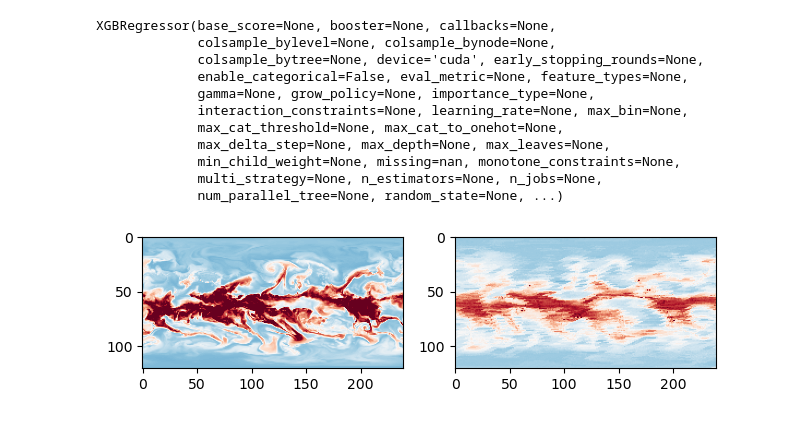
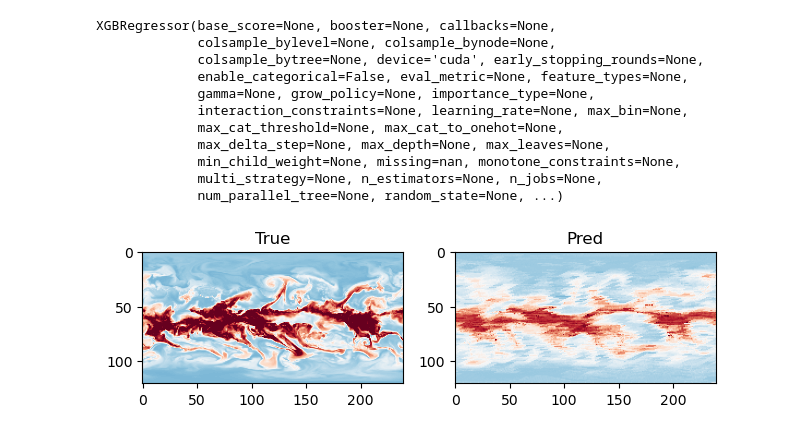
Before and after one commit to leap-stc/ChaosBench, a Jupyter notebook: hackathon/02_machine_learning.ipynb, the cells around one changed output. Drawn from its saved outputs; the diff is of its cells as text; code cells hidden in the pictures.

```diff
--- a/hackathon/02_machine_learning.ipynb
+++ b/hackathon/02_machine_learning.ipynb
@@ -96,7 +99,8 @@ model = xgb.XGBRegressor(tree_method="hist", device="cuda")
 # %%
 def transform_2d(x):
     """
-    Helper function to transform the dataset into 2D array of shape (n_samples, n_features)
+    Helper function to transform the dataset into 2D array of shape (n_samples, n_features).
+    Here n_features represent width (longitude) x height (latitude) x channels (n_variables)
     """
     return x.view(
         -1,
@@ -226,20 +235,23 @@ val_predict = val_predict.reshape(val_y.shape)
 # %%
 # Now let's put them side-by-side
 ## Say let's see the performance for q-700 prediction
 
 param_name = 'q-700'
 param_idx = val_dataset.era5_idx.index(
      utils.get_param_level_idx(*param_name.split('-')) # Get the variable index for plotting
 )
 
 f, ax = plt.subplots(1,2)
 ax[0].imshow(val_y[0,param_idx], cmap='RdBu_r', vmin=-2, vmax=2) ## Truth
 ax[1].imshow(val_predict[0,param_idx], cmap='RdBu_r', vmin=-2, vmax=2) ## prediction
 
+ax[0].set_title(f'True')
+ax[1].set_title(f'Pred')
+
 plt.tight_layout()
 plt.show();
 # %% [output]
-[figure, old version]
+[figure, new version]
 # %%
 # Now let's try computing its criterion (root mean-squared error)
 rmse = criterion.RMSE(lat_adjusted=False) ## no latitude adjustment, i.e., normal RMSE
```
Also changed, not shown: parts of 14 cells of this notebook, 8 other files.
